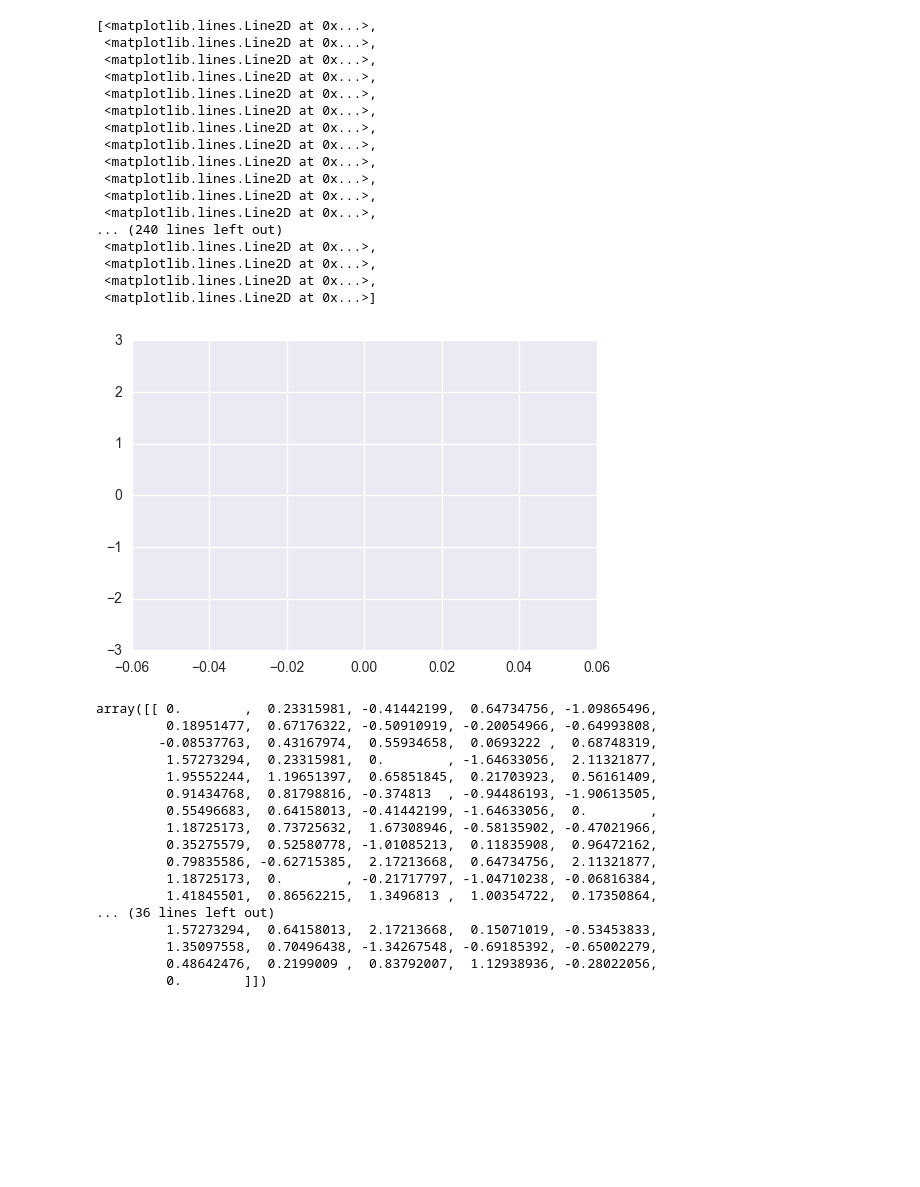
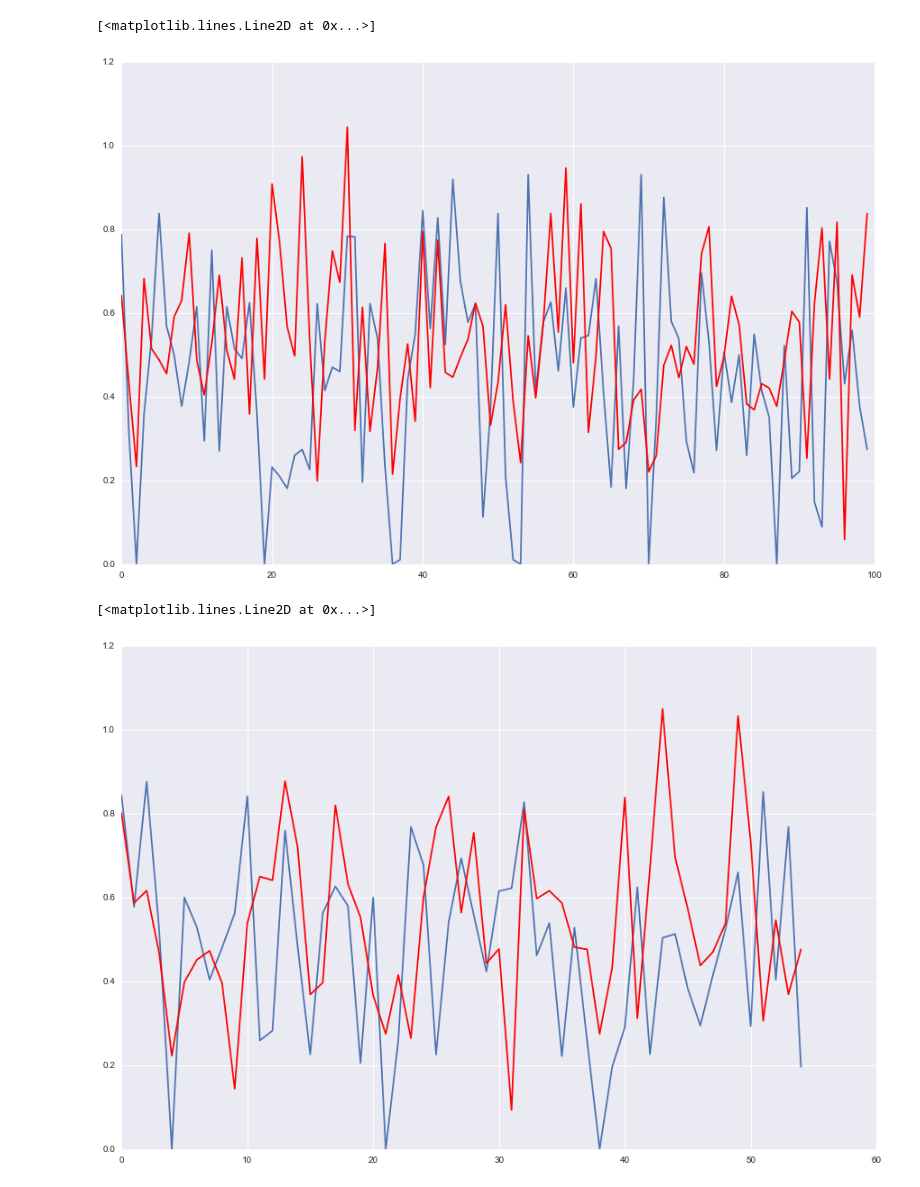
Before and after one commit to zunction/notebooks, a Jupyter notebook: mpf/rough work 2.ipynb, the cells around one changed output. Cells and saved outputs as stored; diff of their text form; code cells hidden in the pictures; blank space fills up the shorter version.

```diff
--- a/mpf/rough work 2.ipynb
+++ b/mpf/rough work 2.ipynb
@@ -197,41 +135,12 @@ plt.plot(A)
-# %%
-plt.plot(W)
-# %% [output]
-[<matplotlib.lines.Line2D at 0x...>,
- <matplotlib.lines.Line2D at 0x...>,
- <matplotlib.lines.Line2D at 0x...>,
- <matplotlib.lines.Line2D at 0x...>,
- <matplotlib.lines.Line2D at 0x...>,
- <matplotlib.lines.Line2D at 0x...>,
- <matplotlib.lines.Line2D at 0x...>,
- <matplotlib.lines.Line2D at 0x...>,
- <matplotlib.lines.Line2D at 0x...>,
- <matplotlib.lines.Line2D at 0x...>,
- <matplotlib.lines.Line2D at 0x...>,
- <matplotlib.lines.Line2D at 0x...>,
-... (240 lines left out)
- <matplotlib.lines.Line2D at 0x...>,
- <matplotlib.lines.Line2D at 0x...>,
- <matplotlib.lines.Line2D at 0x...>,
- <matplotlib.lines.Line2D at 0x...>]
-[figure, removed]
-# %%
-W
-# %% [output]
-array([[ 0.        ,  0.23315981, -0.41442199,  0.64734756, -1.09865496,
-         0.18951477,  0.67176322, -0.50910919, -0.20054966, -0.64993808,
-        -0.08537763,  0.43167974,  0.55934658,  0.0693222 ,  0.68748319,
-         1.57273294,  0.23315981,  0.        , -1.64633056,  2.11321877,
-         1.95552244,  1.19651397,  0.65851845,  0.21703923,  0.56161409,
-         0.91434768,  0.81798816, -0.374813  , -0.94486193, -1.90613505,
-         0.55496683,  0.64158013, -0.41442199, -1.64633056,  0.        ,
-         1.18725173,  0.73725632,  1.67308946, -0.58135902, -0.47021966,
-         0.35275579,  0.52580778, -1.01085213,  0.11835908,  0.96472162,
-         0.79835586, -0.62715385,  2.17213668,  0.64734756,  2.11321877,
-         1.18725173,  0.        , -0.21717797, -1.04710238, -0.06816384,
-         1.41845501,  0.86562215,  1.3496813 ,  1.00354722,  0.17350864,
-... (36 lines left out)
-         1.57273294,  0.64158013,  2.17213668,  0.15071019, -0.53453833,
-         1.35097558,  0.70496438, -1.34267548, -0.69185392, -0.65002279,
-         0.48642476,  0.2199009 ,  0.83792007,  1.12938936, -0.28022056,
-         0.        ]])
+# %%
+plt.plot(W.reshape(-1,1)[100:200])
+plt.plot(W_learnt.reshape(-1,1)[100:200],'r')
+# %% [output]
+[<matplotlib.lines.Line2D at 0x...>]
+[figure, added]
+# %%
+plt.plot(W.reshape(-1,1)[200:255])
+plt.plot(W_learnt.reshape(-1,1)[200:255],'r')
+# %% [output]
+[<matplotlib.lines.Line2D at 0x...>]
+[figure, added]
```
Also changed, not shown: parts of 15 cells of this notebook, 4 other files.
